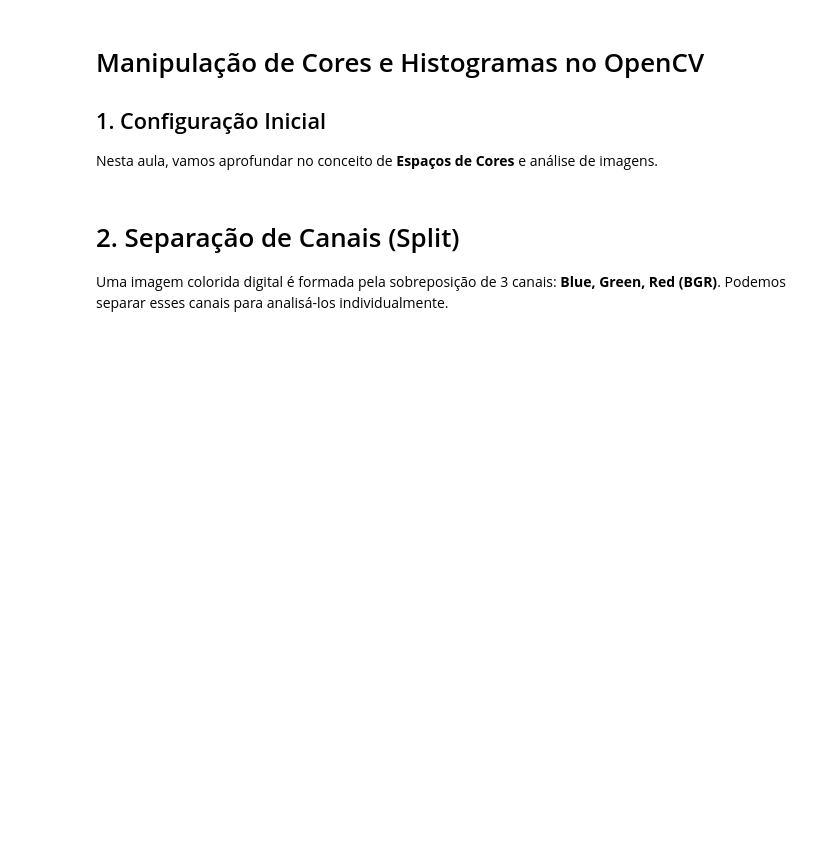
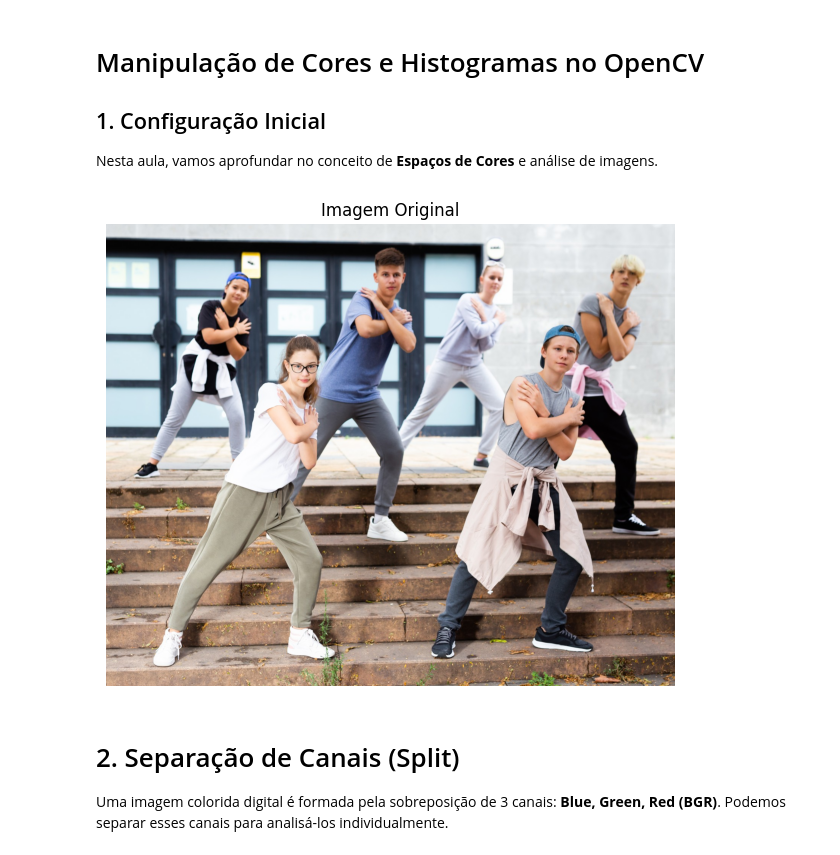
Before and after one commit to DarioAlef/machine_learning, a Jupyter notebook: aulas/03_Vision/aula_49_18-12/Visao/opencv_2_dev.ipynb, the cells around one changed output. Drawn from its saved outputs; the diff is of its cells as text; code cells hidden in the pictures; blank space fills up the shorter version.

```diff
--- a/aulas/03_Vision/aula_49_18-12/Visao/opencv_2_dev.ipynb
+++ b/aulas/03_Vision/aula_49_18-12/Visao/opencv_2_dev.ipynb
@@ -28,13 +28,15 @@ def mostrar_imagem(imagem, titulo="Imagem"):
         plt.show()
 # %%
 # Carregando uma imagem colorida da pasta de amostras
-caminho_img = r"../amostras/image-pose.jpg"
+caminho_img = r"../YOLO/amostras/image-pose.jpg"
 img = cv2.imread(caminho_img)
 
 if img is None:
     print("Erro ao carregar imagem.")
 else:
     mostrar_imagem(img, "Imagem Original")
+# %% [output]
+[figure, added]
 # %% [markdown]
 # 2. Separação de Canais (Split)
 
```
Also changed, not shown: parts of 6 cells of this notebook, 12 other files.
